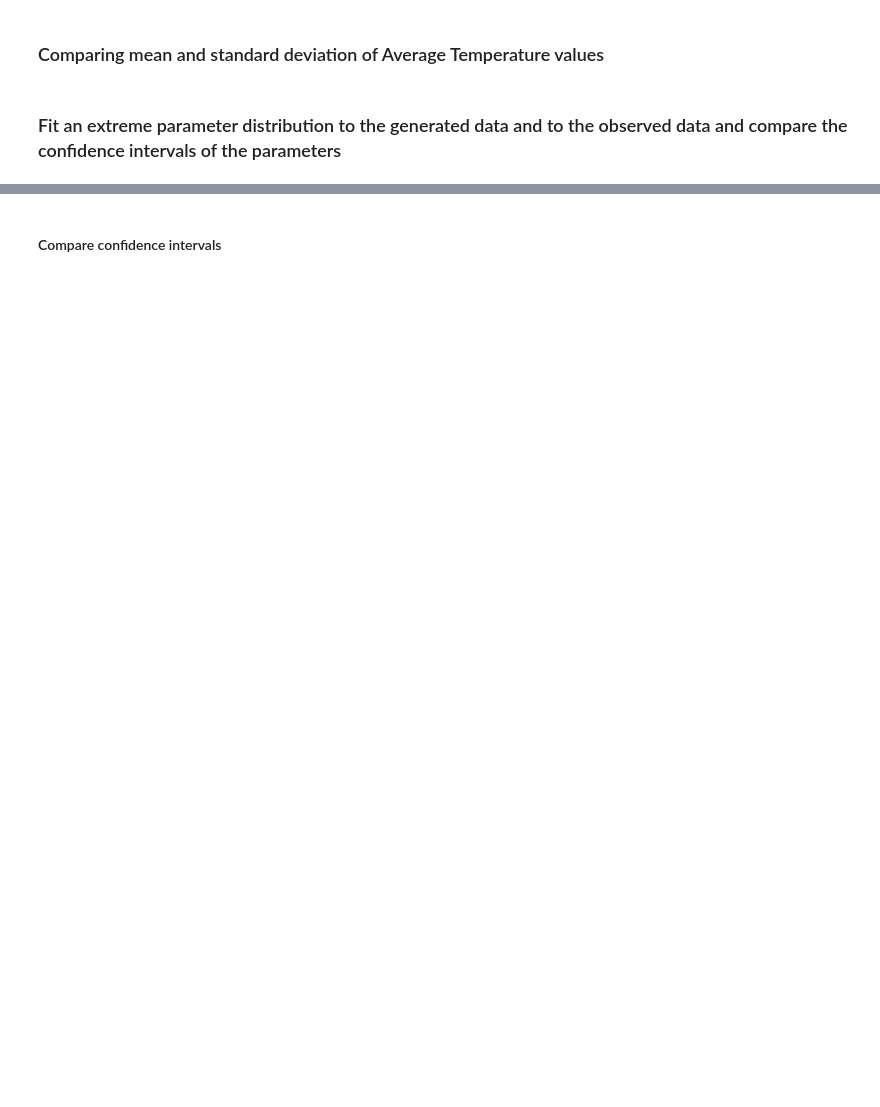
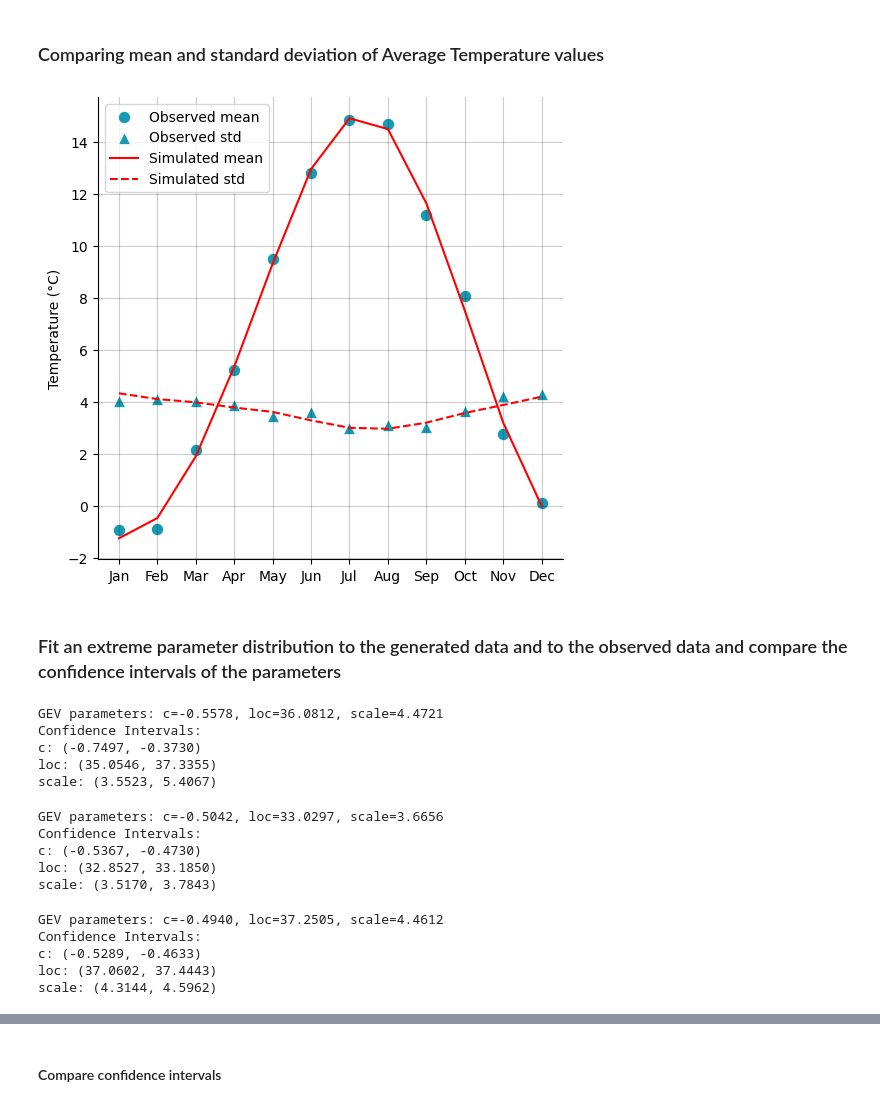
Before and after one commit to CooperBigFoot/climate-impacts, a Jupyter notebook: code/eda.ipynb, the cells around one changed output, grey strips where cells are left out. Saved outputs shown, nothing was run; the diff lists cells and outputs as text; code cells hidden in the pictures; blank space fills up the shorter version.

```diff
--- a/code/eda.ipynb
+++ b/code/eda.ipynb
@@ -68,7 +101,9 @@ cs.plot_ECDF(
 # %% [markdown]
 ### Comparing mean and standard deviation of Average Temperature values
 # %%
-cs.plot_mean_and_std(observations=present_data, simulation=exp_first_data)
+cs.plot_mean_and_std(observations=present_data, simulation=exp_first_data, output_destination="/Users/cooper/Desktop/climate-impacts/images/mean_std.png")
+# %% [output]
+[figure, added]
 # %% [markdown]
 ### Fit an extreme parameter distribution to the generated data and to the observed data and compare the confidence intervals of the parameters
 # %%
@@ -77,6 +113,6 @@ generated = ClimateExtreme(exp_first_data)
 # %%
 c, loc, scale, ci_lower, ci_upper = observed.fit_genextreme(
-    "Precipitation", quantile=0.95, n_bootstrap=1000
+    "Precipitation", quantile=0.99, n_bootstrap=400
 )
 
 print(f"GEV parameters: c={c:.4f}, loc={loc:.4f}, scale={scale:.4f}")
@@ -84,9 +120,15 @@ print("Confidence Intervals:")
 print(f"c: ({ci_lower[0]:.4f}, {ci_upper[0]:.4f})")
 print(f"loc: ({ci_lower[1]:.4f}, {ci_upper[1]:.4f})")
 print(f"scale: ({ci_lower[2]:.4f}, {ci_upper[2]:.4f})")
+# %% [output]
+GEV parameters: c=-0.5578, loc=36.0812, scale=4.4721
+Confidence Intervals:
+c: (-0.7497, -0.3730)
+loc: (35.0546, 37.3355)
+scale: (3.5523, 5.4067)
 # %%
 c, loc, scale, ci_lower, ci_upper = generated.fit_genextreme(
-    "Precipitation", quantile=0.95, n_bootstrap=100
+    "Precipitation", quantile=0.99, n_bootstrap=400
 )
 
 print(f"GEV parameters: c={c:.4f}, loc={loc:.4f}, scale={scale:.4f}")
@@ -94,4 +136,26 @@ print("Confidence Intervals:")
 print(f"c: ({ci_lower[0]:.4f}, {ci_upper[0]:.4f})")
 print(f"loc: ({ci_lower[1]:.4f}, {ci_upper[1]:.4f})")
 print(f"scale: ({ci_lower[2]:.4f}, {ci_upper[2]:.4f})")
+# %% [output]
+GEV parameters: c=-0.5042, loc=33.0297, scale=3.6656
+Confidence Intervals:
+c: (-0.5367, -0.4730)
+loc: (32.8527, 33.1850)
+scale: (3.5170, 3.7843)
+# %%
+c, loc, scale, ci_lower, ci_upper = gamma_third.fit_genextreme(
+    "Precipitation", quantile=0.99, n_bootstrap=400
+)
+
+print(f"GEV parameters: c={c:.4f}, loc={loc:.4f}, scale={scale:.4f}")
+print("Confidence Intervals:")
+print(f"c: ({ci_lower[0]:.4f}, {ci_upper[0]:.4f})")
+print(f"loc: ({ci_lower[1]:.4f}, {ci_upper[1]:.4f})")
+print(f"scale: ({ci_lower[2]:.4f}, {ci_upper[2]:.4f})")
+# %% [output]
+GEV parameters: c=-0.4940, loc=37.2505, scale=4.4612
+Confidence Intervals:
+c: (-0.5289, -0.4633)
+loc: (37.0602, 37.4443)
+scale: (4.3144, 4.5962)
 # %%
```
Also changed, not shown: parts of 24 cells of this notebook, 4 other files.
